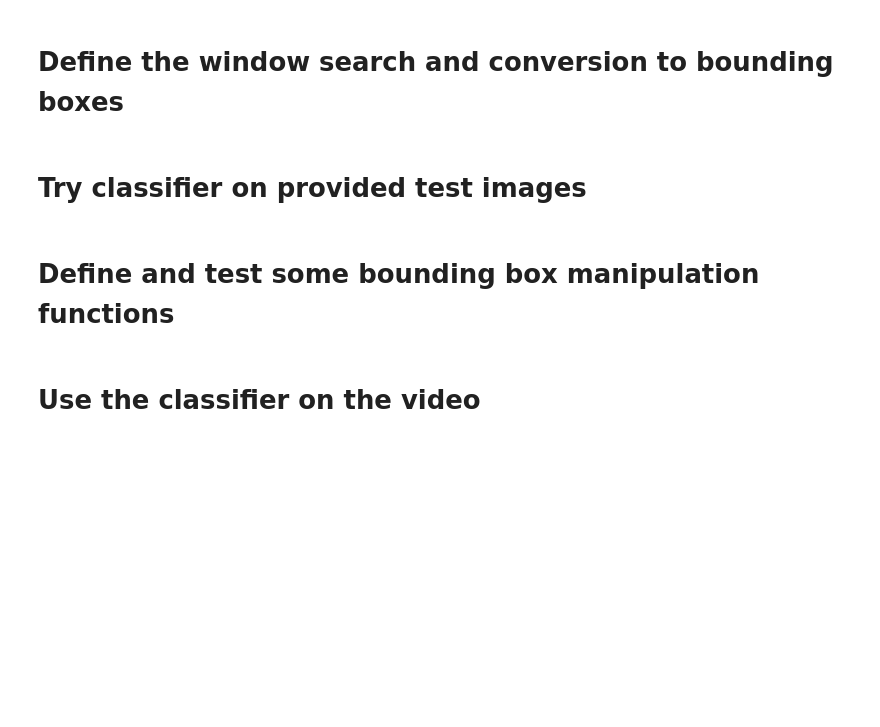
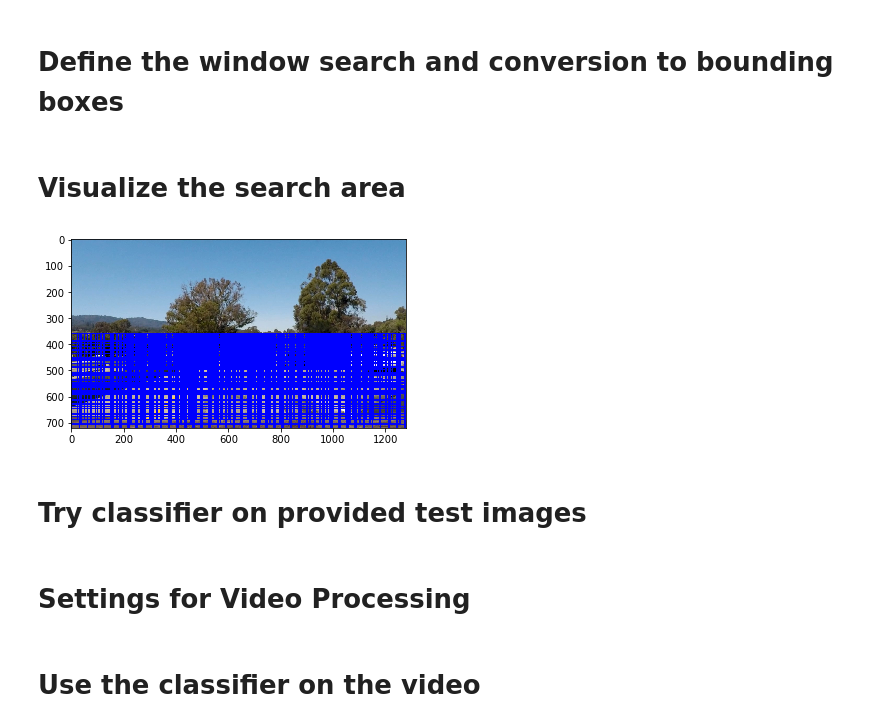
Before and after one commit to RomansWorks/CarND-Vehicle-Detection, a Jupyter notebook: Vehicle Detection - Solution.ipynb, the cells around one changed output. Drawn from its saved outputs; the diff is of its cells as text; code cells hidden in the pictures; blank space fills up the shorter version.

```diff
--- a/Vehicle Detection - Solution.ipynb
+++ b/Vehicle Detection - Solution.ipynb
@@ -306,11 +307,11 @@ StandardScaler(copy=True, with_mean=True, with_std=True)
 
 WINDOW_SEARCH_RANGES = [
 #      {'window_size': (256,256), 'x_start_stop': [None, None], 'y_start_stop': [360, 740], 'xy_overlap':(0.8, 0.8)},
-     {'window_size': (192,192), 'x_start_stop': [None, None], 'y_start_stop': [360, 740], 'xy_overlap':(0.7, 0.7)},
-     {'window_size': (160,160), 'x_start_stop': [None, None], 'y_start_stop': [360, 740], 'xy_overlap':(0.7, 0.7)},
-     {'window_size': (128,128), 'x_start_stop': [None, None], 'y_start_stop': [360, 700], 'xy_overlap':(0.7, 0.7)},
-     {'window_size': (96,96), 'x_start_stop': [200, 1200], 'y_start_stop': [360, 550], 'xy_overlap':(0.7, 0.7)},
-     {'window_size': (64,64), 'x_start_stop': [200, 1200], 'y_start_stop': [360, 500], 'xy_overlap':(0.7, 0.7)},
+     {'window_size': (192,192), 'x_start_stop': [None, None], 'y_start_stop': [360, 740], 'xy_overlap':(0.8, 0.8)},
+     {'window_size': (160,160), 'x_start_stop': [None, None], 'y_start_stop': [360, 740], 'xy_overlap':(0.8, 0.8)},
+     {'window_size': (128,128), 'x_start_stop': [None, None], 'y_start_stop': [360, 700], 'xy_overlap':(0.8, 0.8)},
+     {'window_size': (96,96), 'x_start_stop': [200, 1200], 'y_start_stop': [360, 550], 'xy_overlap':(0.8, 0.8)},
+     {'window_size': (64,64), 'x_start_stop': [200, 1200], 'y_start_stop': [360, 500], 'xy_overlap':(0.8, 0.8)},
 ]
 
 def search_windows(img, windows, clf, scaler, color_space=color_space, spatial_size=spatial_size, hist_bins=hist_bins, orient=orient,
@@ -439,6 +440,25 @@ def get_bbox_center(bbox):
 # test_bb = ((100, 500), (300, 700))
 # test = get_bbox_center(test_bb)
 # print(test)
+# %% [markdown]
+# Visualize the search area
+# %%
+def visualize_search_area():
+    # Load an image
+    files = glob('test_images/test*.jpg')
+    image = mpimg.imread(files[0])
+
+    # Get all windows (get_all_windows)
+    windows = get_all_windows(image)
+
+    # Draw the boxes (draw_boxes)
+    image = draw_boxes(image, windows)
+
+    plt.imshow(image)
+
+visualize_search_area()
+# %% [output]
+[figure, added]
 # %% [markdown]
 # Try classifier on provided test images
 # %%
@@ -494,5 +514,5 @@ if SETTING_TEST_CLASSIFIER_ON_TEST_IMAGES:
         ax6.imshow(img_with_bboxes)
         plt.subplots_adjust(left=0., right=1, top=0.9, bottom=0.1, hspace=0.2)
         plt.show()
-# %% [markdown]
-# Define and test some bounding box manipulation functions
+# %% [markdown]
+# Settings for Video Processing
```
Also changed, not shown: parts of 9 cells of this notebook, 1 other file.
